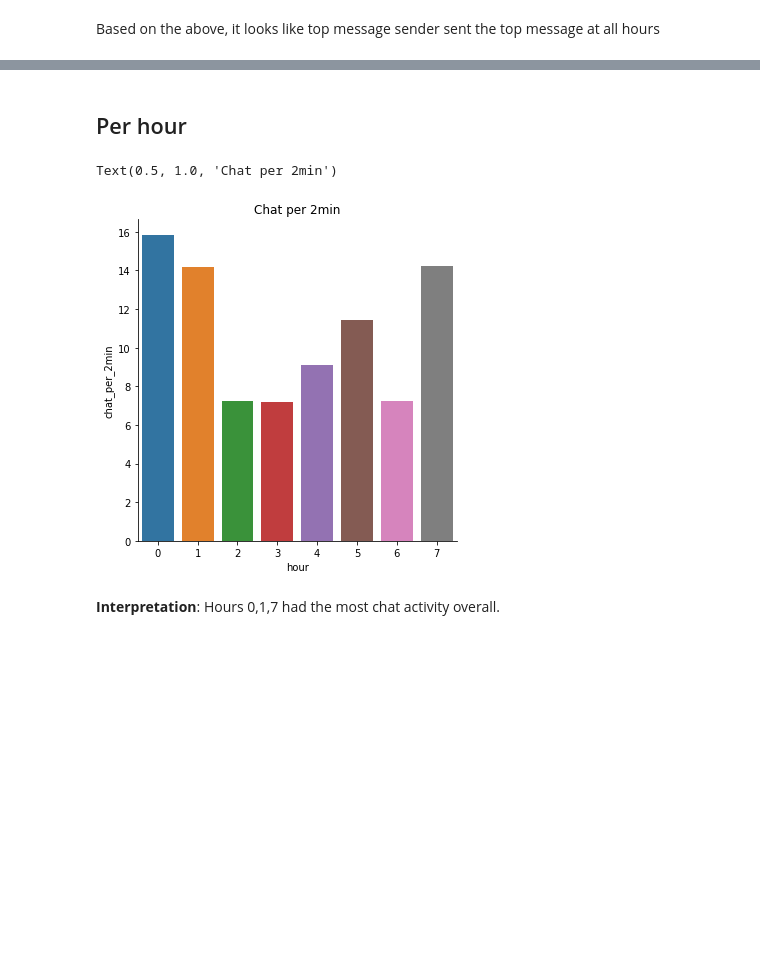
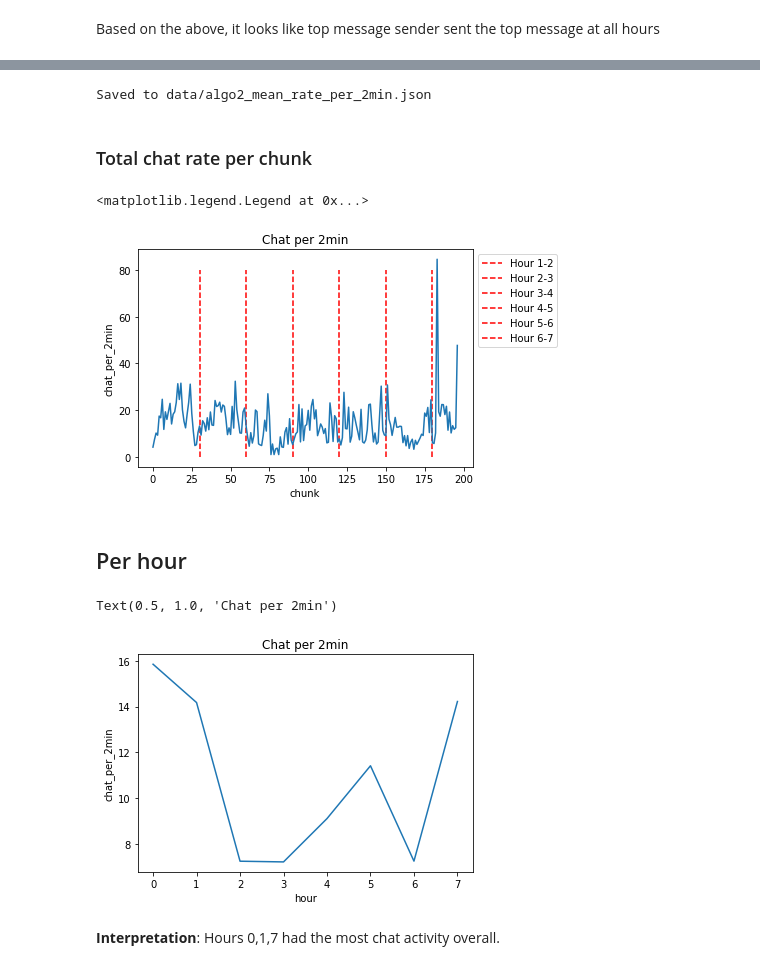
Before and after one commit to pillargg/pillar_algos, a Jupyter notebook: algorithm_2.ipynb, the cells around one changed output, grey strips where cells are left out. Cells and saved outputs as stored; diff of their text form; code cells hidden in the pictures; blank space fills up the shorter version.

Commit message:
updated and finished preliminary algo2

```diff
--- a/algorithm_2.ipynb
+++ b/algorithm_2.ipynb
@@ -202,0 +141,10 @@ sns.catplot(x='hour',y='chat_rate',data=mean_rates, kind='strip')
+# %%
+chat_rates = pd.DataFrame(columns = ['hour', 'chunk', 'time_start', 'time_end', '_id', 'num_chats', 'chats_per_2min'])
+
+# for each 2 min chunk
+for chunk in chunk_list:
+    hour = chunk.iloc[-1,12] # col 12 is hour.
+    # find the chat rate for each user
+    chat_rates = chat_rates.append(rate_finder(dataframe = chunk, hour = hour, x=2))
+
+chat_rates = chat_rates.reset_index(drop=True)
@@ -202,0 +230,27 @@ sns.catplot(x='hour',y='chat_rate',data=mean_rates, kind='strip')
+# %%
+d.save_json(d.results_jsonified(result,first_stamp, 'chats_per_2min'), 'algo2_mean_rate_per_2min')
+# %% [output]
+Saved to data/algo2_mean_rate_per_2min.json
+# %% [markdown]
+### Total chat rate per chunk
+# %%
+def big_rate_finder(dataframe, x=2):
+    '''
+    Finds the overall chat rate per X minutes, regardless of chatter ID
+    '''
+
+    dataframe = dataframe.sort_values('created_at')
+    seconds = dt.timedelta.total_seconds(dataframe.iloc[-1,0] - dataframe.iloc[0,0])
+    messages = len(dataframe['body'])
+
+    if seconds != 0:
+        rate = (messages/seconds) * 60 * x
+    else:
+        rate = (messages/120) * 60 * x
+
+    return rate
+# %%
+chunk_rates = {}
+for i in range(len(chunk_list)):
+    rate = big_rate_finder(chunk_list[i])
+    chunk_rates[i] = [rate]
@@ -203,2 +260,14 @@ sns.catplot(x='hour',y='chat_rate',data=mean_rates, kind='strip')
+# %%
+sns.lineplot(x='chunk',y='chat_per_2min',data=chunk_rates)
+plt.title("Chat per 2min")
+x=0
+for i in range(29,200):
+    if i % 30 == 0:
+        x+=1
+        plt.vlines(i, ymin=0, ymax=80, colors='red',linestyles='--',label=f'Hour {x}-{x+1}')
+plt.legend(bbox_to_anchor=(1,1))
+# %% [output]
+<matplotlib.legend.Legend at 0x...>
+[figure, added]
 # %% [markdown]
 ## Per hour
@@ -224,10 +280,10 @@ for i in range(len(hour_list)):
 hour_rates = pd.DataFrame(hour_rates).T.reset_index()
 hour_rates.columns = ['hour','chat_per_2min']
 # %%
-sns.catplot(x='hour',y='chat_per_2min',data=hour_rates, kind='bar')
+sns.lineplot(x='hour',y='chat_per_2min',data=hour_rates)
 plt.title("Chat per 2min")
 # %% [output]
 Text(0.5, 1.0, 'Chat per 2min')
-[figure, old version]
+[figure, new version]
 # %% [markdown]
 __Interpretation__: Hours 0,1,7 had the most chat activity overall.
```
Also changed, not shown: parts of 33 cells of this notebook, 1 other file.
